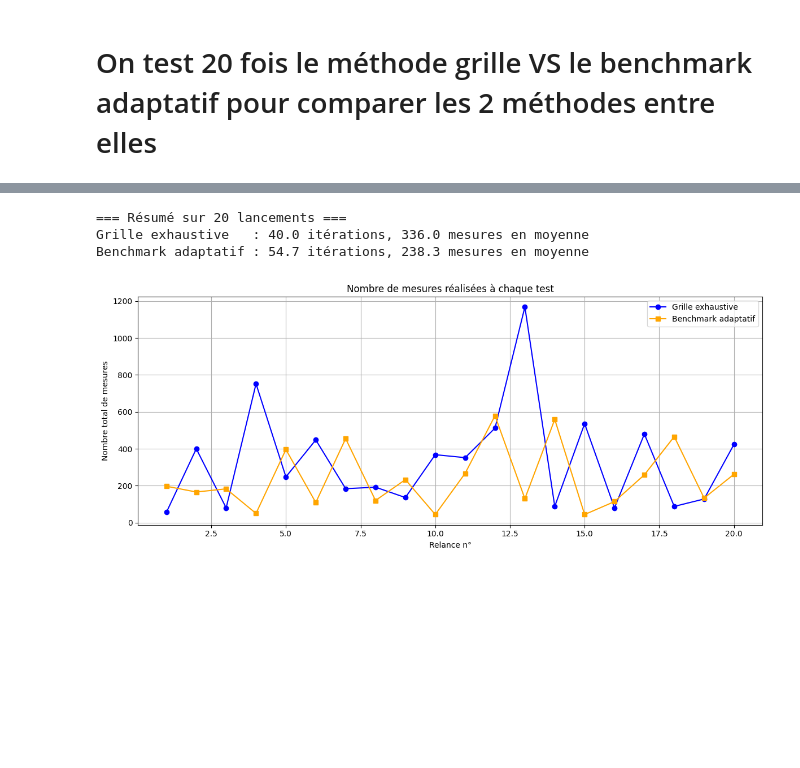
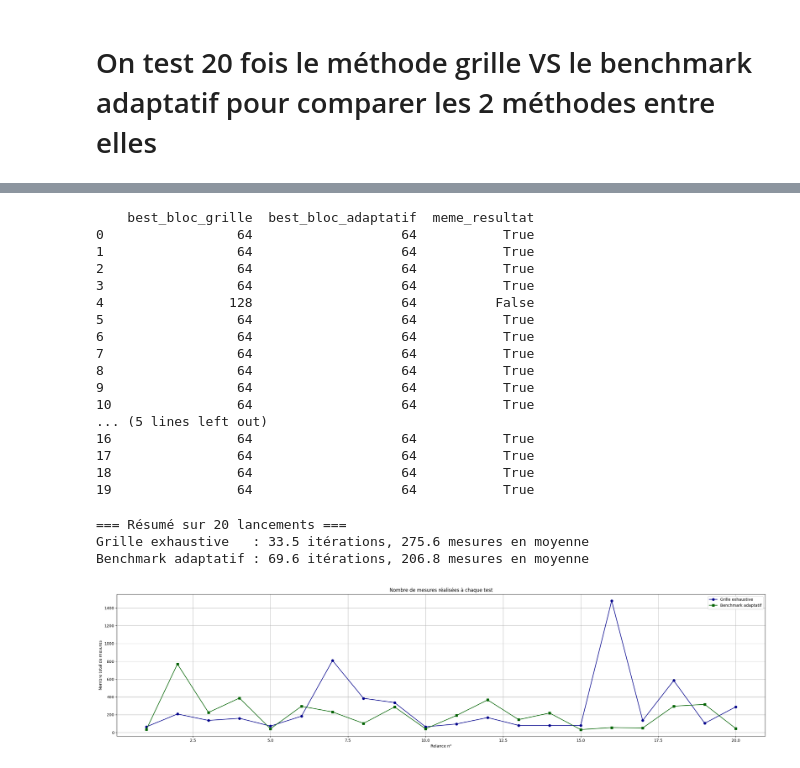
Before and after one commit to Quentin-ENSAE/ML-Parallel-Programming, a Jupyter notebook: Quentin/Benchmark_Cython.ipynb, the cells around one changed output, grey strips where cells are left out. Saved outputs shown, nothing was run; the diff lists cells and outputs as text; code cells hidden in the pictures; blank space fills up the shorter version.

```diff
--- a/Quentin/Benchmark_Cython.ipynb
+++ b/Quentin/Benchmark_Cython.ipynb
@@ -7,17 +7,22 @@ from math import sqrt
 from scipy.stats import t as student_t
 import matplotlib.pyplot as plt
 # %%
-# ------------------------------------------------
+# ---------------------------------------------------------
 # Choix des tailles de matrice (Q, K, V) et d
-# ------------------------------------------------
+# ---------------------------------------------------------
 seq_len, d_model = 2048, 64
 x = np.random.randn(seq_len, d_model)
 
-# ------------------------------------------------
+# ---------------------------------------------------------
 # Choix des tailles de blocs à tester
-# ------------------------------------------------
+# ---------------------------------------------------------
 min_size, max_size, step = 64, 512, 64
 blocks = list(range(min_size, max_size + step, step))
+
+# ---------------------------------------------------------
+# Verbose, permet d'affihcer tous les choix des algorithmes
+# ----------------------------------------------------------
+verbose = False
 # %%
 import os
 
@@ -79,10 +82,10 @@ from benchmark import exhaustive_grid_until_confidence
 result_grille = \
     exhaustive_grid_until_confidence(
         x, blocks,
-        initial_repeats=4,
+        extra_initial_repeats=0,
         free_runs=20,
         confidence=0.95,
         max_iter=1000,
-        verbose=True
+        verbose=verbose
     )
 # %% [output]
@@ -217,7 +190,7 @@ for i in range(N_REPEATS):
 
     # Grille exhaustive
     result_grille = exhaustive_grid_until_confidence(
-        x, blocks, initial_repeats=2, free_runs=2, confidence=0.95, max_iter=1_000, verbose=False
+        x, blocks, extra_initial_repeats=0, free_runs=2, confidence=0.95, max_iter=1_000, verbose=False
     )
     n_iterations_grille = len(result_grille['best_track'])
     n_mesures_grille = result_grille['measure_per_iter'][-1] if result_grille['measure_per_iter'] else 0
@@ -229,7 +202,7 @@ for i in range(N_REPEATS):
 
     # Smart benchmark
     result_smartB = smart_benchmark_probabilistic(
-        x, blocks, initial_repeats=2, free_runs=2, confidence=0.95, max_iter=1_000, p_switch=0.70, verbose=False
+        x, blocks, extra_initial_repeats=0, free_runs=2, confidence=0.95, max_iter=1_000, p_switch=0.70, verbose=False
     )
     n_iterations_smart_bench = len(result_smartB['best_track'])
     n_mesures_smart_bench = result_smartB['measure_per_iter'][-1] if result_smartB['measure_per_iter'] else 0
@@ -239,14 +212,6 @@ for i in range(N_REPEATS):
     mesures_smartB.append(n_mesures_smart_bench)
     best_bloc_smartB.append(best_block_s)
 
-    print(f"Test {i+1} terminé pour les 2 benchmark (grille et adaptatif)")
-
-# --- Construction du tableau final ---
-df = pd.DataFrame({
-    "best_bloc_grille": best_bloc_grille,
-    "best_bloc_adaptatif": best_bloc_smartB
-})
-df["meme_resultat"] = df["best_bloc_grille"] == df["best_bloc_adaptatif"]
-
-print(df)
+    if verbose:
+        print(f"Test {i+1} terminé pour les 2 benchmark (grille et adaptatif)")
 # %% [output]
@@ -270,22 +235,49 @@ Test 12 terminé pour les 2 benchmark (grille et adaptatif)
+# %%
+# --- Construction du tableau final ---
+df = pd.DataFrame({
+    "best_bloc_grille": best_bloc_grille,
+    "best_bloc_adaptatif": best_bloc_smartB
+})
+df["meme_resultat"] = df["best_bloc_grille"] == df["best_bloc_adaptatif"]
+
+print(df)
+# %% [output]
+    best_bloc_grille  best_bloc_adaptatif  meme_resultat
+0                 64                   64           True
+1                 64                   64           True
+2                 64                   64           True
+3                 64                   64           True
+4                128                   64          False
+5                 64                   64           True
+6                 64                   64           True
+7                 64                   64           True
+8                 64                   64           True
+9                 64                   64           True
+10                64                   64           True
+... (5 lines left out)
+16                64                   64           True
+17                64                   64           True
+18                64                   64           True
+19                64                   64           True
 # %%
 # Affichage des moyennes
 print("=== Résumé sur", N_REPEATS, "lancements ===")
 print(f"Grille exhaustive   : {np.mean(iterations_grille):.1f} itérations, {np.mean(mesures_grille):.1f} mesures en moyenne")
 print(f"Benchmark adaptatif : {np.mean(iteration_smartB):.1f} itérations, {np.mean(mesures_smartB):.1f} mesures en moyenne")
 
 # Graphique des mesures réalisées à chaque test
-plt.figure(figsize=(12, 5))
-plt.plot(range(1, N_REPEATS+1), mesures_grille, marker='o', color='blue', label="Grille exhaustive")
-plt.plot(range(1, N_REPEATS+1), mesures_smartB, marker='s', color='orange', label="Benchmark adaptatif")
+plt.figure(figsize=(24, 6))
+plt.plot(range(1, N_REPEATS+1), mesures_grille, marker='o', color='darkblue', label="Grille exhaustive")
+plt.plot(range(1, N_REPEATS+1), mesures_smartB, marker='s', color='darkgreen', label="Benchmark adaptatif")
 plt.xlabel("Relance n°")
 plt.ylabel("Nombre total de mesures")
 plt.title("Nombre de mesures réalisées à chaque test")
 plt.legend()
 plt.grid(True)
 plt.tight_layout()
 plt.show()
 # %% [output]
 === Résumé sur 20 lancements ===
-Grille exhaustive   : 40.0 itérations, 336.0 mesures en moyenne
-Benchmark adaptatif : 54.7 itérations, 238.3 mesures en moyenne
+Grille exhaustive   : 33.5 itérations, 275.6 mesures en moyenne
+Benchmark adaptatif : 69.6 itérations, 206.8 mesures en moyenne
-[figure, old version]
+[figure, new version]
```
Also changed, not shown: parts of 8 cells of this notebook, 3 other files.
